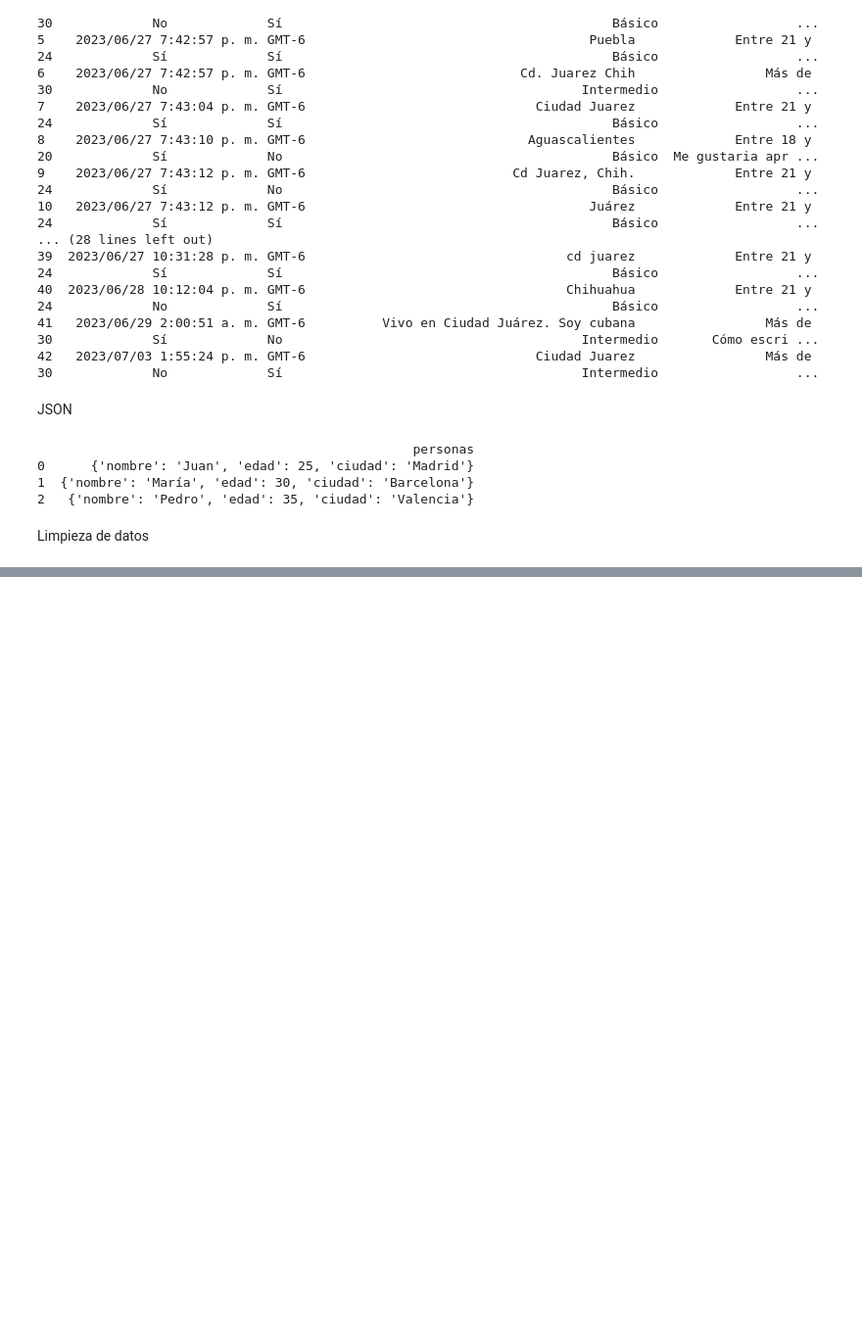
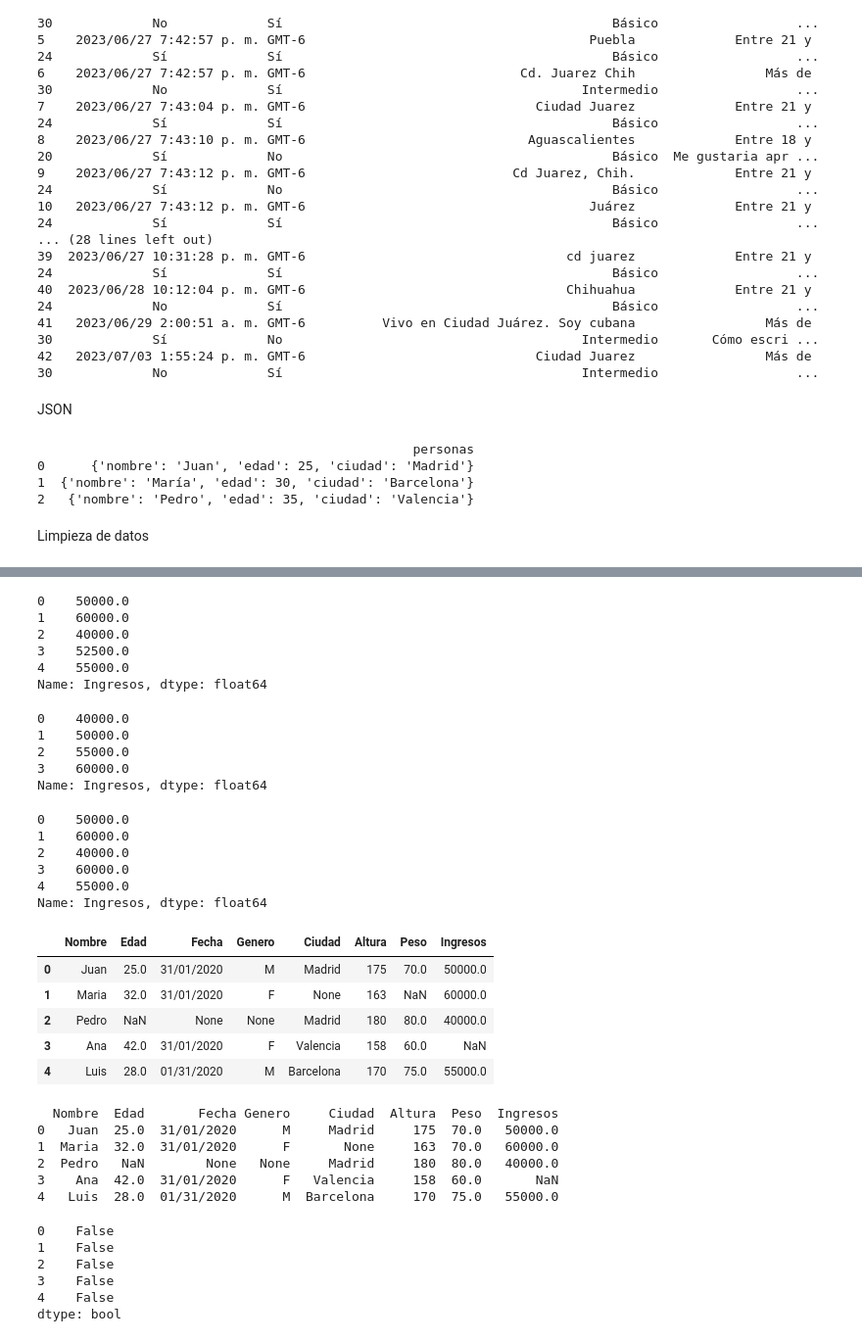
Before and after one commit to alejandrovillegas92/Curso-python-3-intermedio-repositorio, a Jupyter notebook: Notebook Numpy.ipynb, the cells around one changed output, grey strips where cells are left out. Shown: that part at 98% size. Cells and saved outputs as stored; diff of their text form; code cells hidden in the pictures; blank space fills up the shorter version.

```diff
--- a/Notebook Numpy.ipynb
+++ b/Notebook Numpy.ipynb
@@ -610,0 +725,61 @@ NameError: name 'data' is not defined
+# %%
+dataframe_mediana = df["Ingresos"].fillna(mediana) #Con esta funcion agregamos la mediana al valor nulo o NaN
+
+print(dataframe_mediana)
+# %% [output]
+0    50000.0
+1    60000.0
+2    40000.0
+3    52500.0
+4    55000.0
+Name: Ingresos, dtype: float64
+# %%
+moda = df["Ingresos"].mode() #Esto devuelve la moda, o sea que datos se repiten mas
+
+print(moda)
+# %% [output]
+0    40000.0
+1    50000.0
+2    55000.0
+3    60000.0
+Name: Ingresos, dtype: float64
+# %%
+dataframe_moda = df["Ingresos"].fillna(moda) #Con esta funcion agregamos la moda al valor nulo o NaN
+
+print(dataframe_moda)
+# %% [output]
+0    50000.0
+1    60000.0
+2    40000.0
+3    60000.0
+4    55000.0
+Name: Ingresos, dtype: float64
+# %%
+df
+# %% [output]
+|  | Nombre | Edad | Fecha | Genero | Ciudad | Altura | Peso | Ingresos |
+| 0 | Juan | 25.0 | 31/01/2020 | M | Madrid | 175 | 70.0 | 50000.0 |
+| 1 | Maria | 32.0 | 31/01/2020 | F | None | 163 | NaN | 60000.0 |
+| 2 | Pedro | NaN | None | None | Madrid | 180 | 80.0 | 40000.0 |
+| 3 | Ana | 42.0 | 31/01/2020 | F | Valencia | 158 | 60.0 | NaN |
+| 4 | Luis | 28.0 | 01/31/2020 | M | Barcelona | 170 | 75.0 | 55000.0 |
+# %%
+df.loc[1, "Peso"] = 70 #Nos permite traer datos de un registro con la funcion loc
+
+print(df)
+# %% [output]
+  Nombre  Edad       Fecha Genero     Ciudad  Altura  Peso  Ingresos
+0   Juan  25.0  31/01/2020      M     Madrid     175  70.0   50000.0
+1  Maria  32.0  31/01/2020      F       None     163  70.0   60000.0
+2  Pedro   NaN        None   None     Madrid     180  80.0   40000.0
+3    Ana  42.0  31/01/2020      F   Valencia     158  60.0       NaN
+4   Luis  28.0  01/31/2020      M  Barcelona     170  75.0   55000.0
+# %%
+df.duplicated()#Esta funcion nos permite ver datos duplicados, en este caso son False, porque no hay registros de manera identica
+# %% [output]
+0    False
+1    False
+2    False
+3    False
+4    False
+dtype: bool
```
Also changed, not shown: parts of 34 cells of this notebook.
